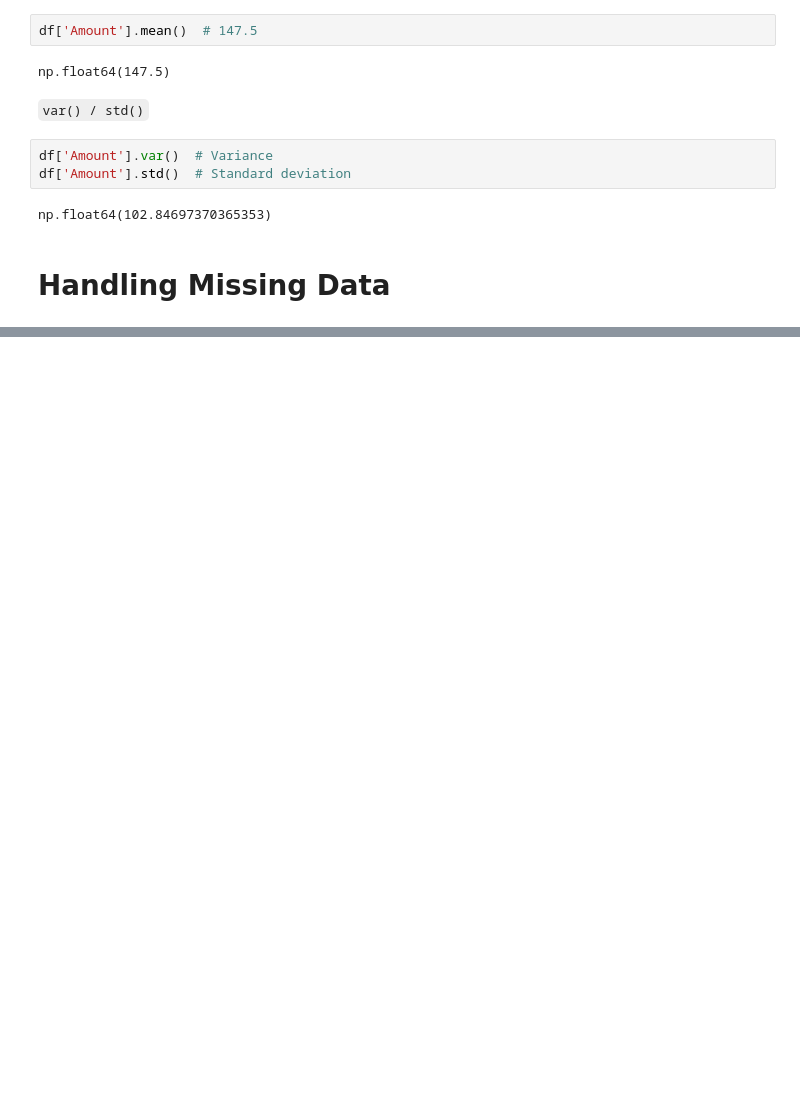
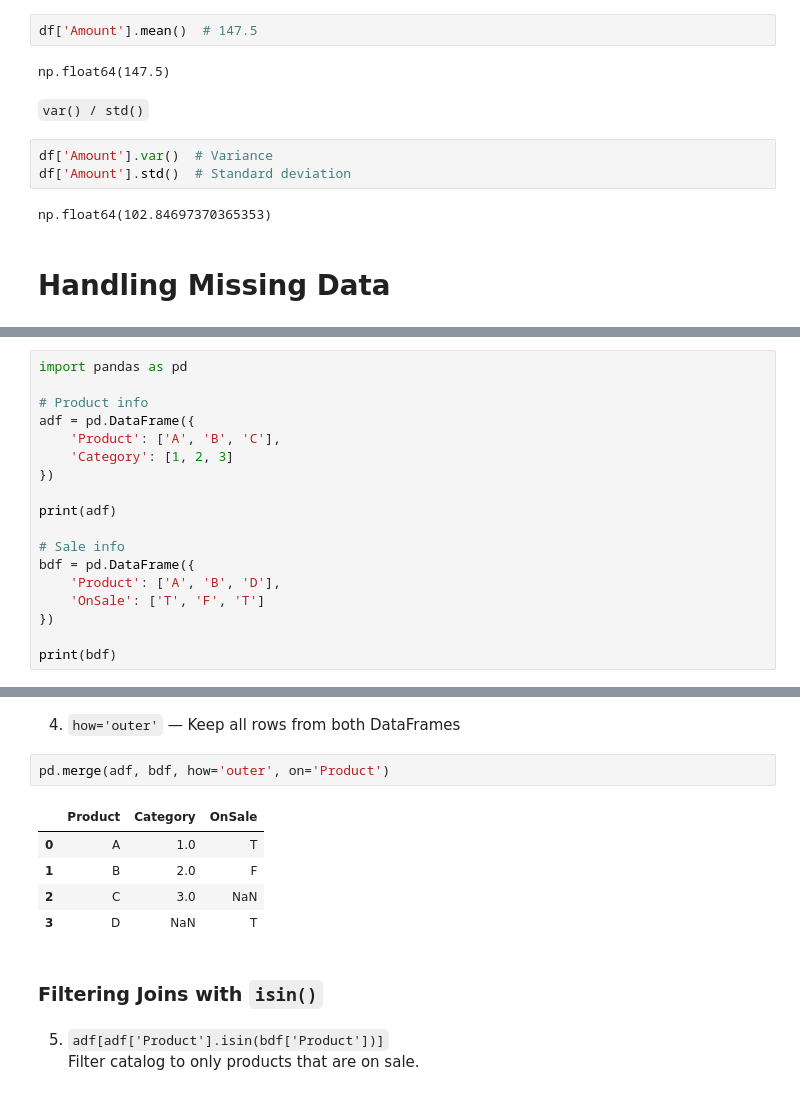
Before and after one commit to abdullahalasif25/My-Notes, a Jupyter notebook: Pandas.ipynb, the cells around one changed output, grey strips where cells are left out. Cells and saved outputs as stored; diff of their text form; blank space fills up the shorter version.

```diff
--- a/Pandas.ipynb
+++ b/Pandas.ipynb
@@ -1188,0 +1371,18 @@ np.float64(102.84697370365353)
+# %%
+import pandas as pd
+
+# Product info
+adf = pd.DataFrame({
+    'Product': ['A', 'B', 'C'],
+    'Category': [1, 2, 3]
+})
+
+print(adf)
+
+# Sale info
+bdf = pd.DataFrame({
+    'Product': ['A', 'B', 'D'],
+    'OnSale': ['T', 'F', 'T']
+})
+
+print(bdf)
@@ -1188,0 +1426,15 @@ np.float64(102.84697370365353)
+# %% [markdown]
+4. `how='outer'` — Keep all rows from both DataFrames
+# %%
+pd.merge(adf, bdf, how='outer', on='Product')
+# %% [output]
+|  | Product | Category | OnSale |
+| 0 | A | 1.0 | T |
+| 1 | B | 2.0 | F |
+| 2 | C | 3.0 | NaN |
+| 3 | D | NaN | T |
+# %% [markdown]
+### Filtering Joins with `isin()`
+# %% [markdown]
+5. `adf[adf['Product'].isin(bdf['Product'])]`
+Filter catalog to only products that are on sale.
```
Also changed, not shown: parts of 47 cells of this notebook.
